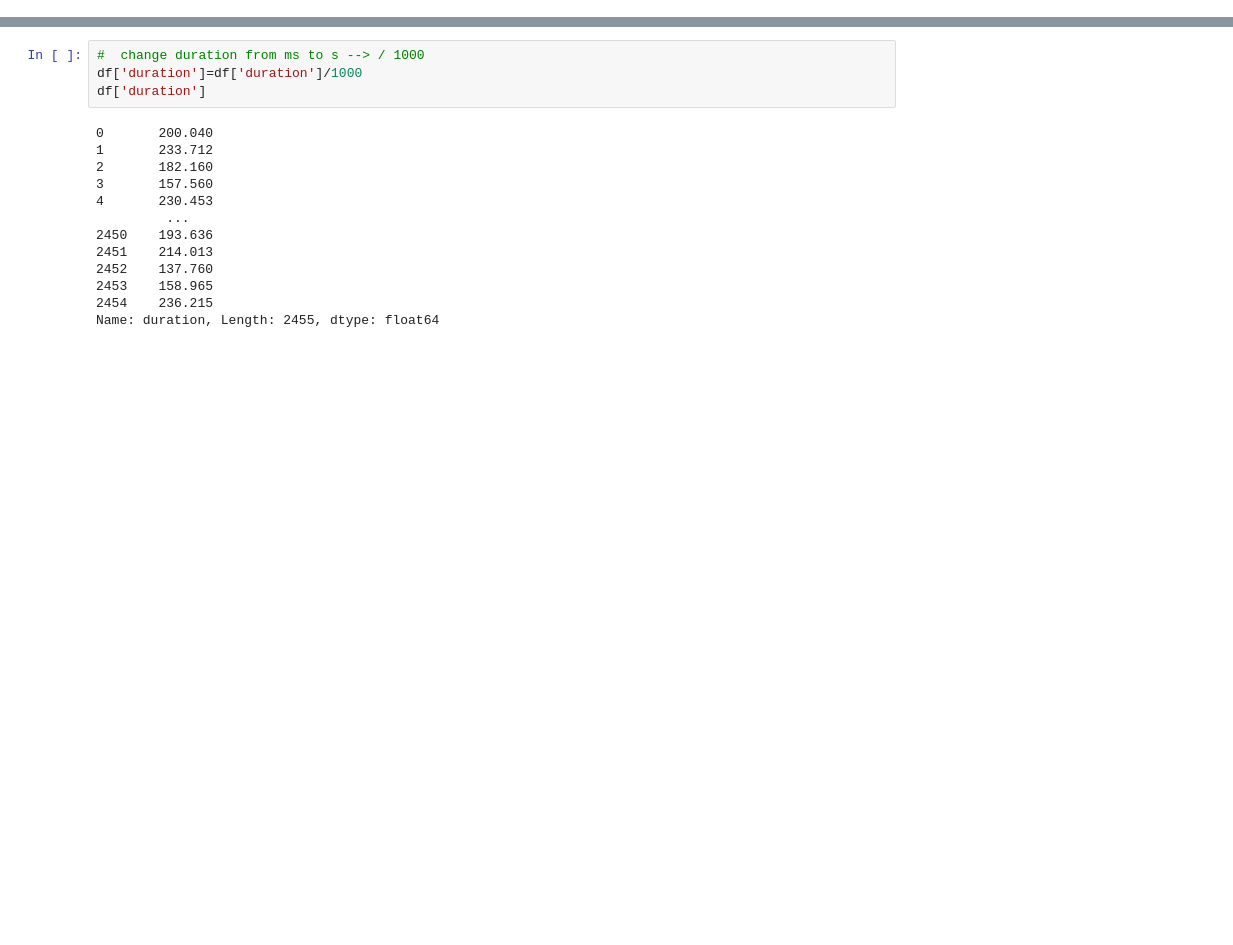
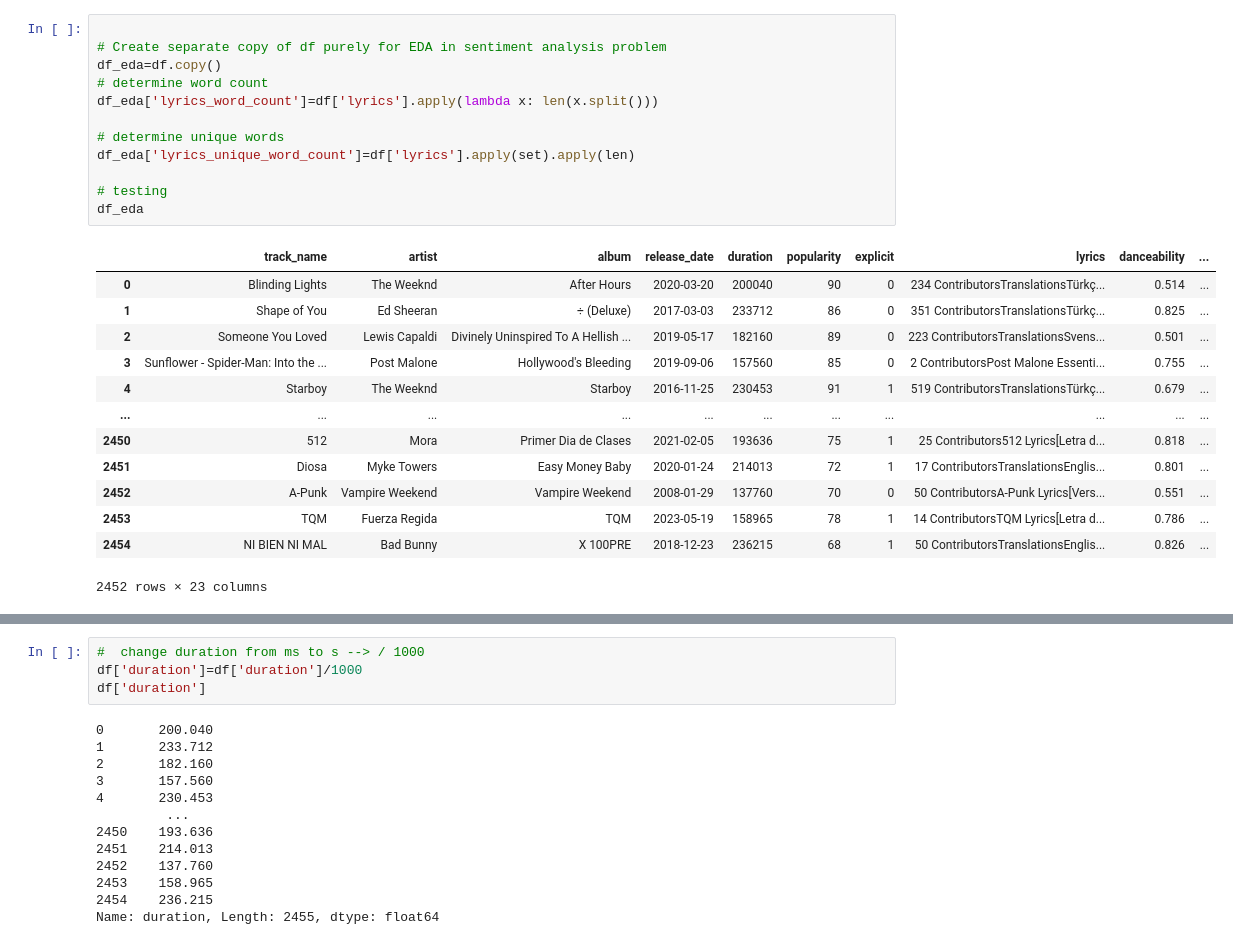
Before and after one commit to Alex-Mak-MCW/SpotifyDataScienceProject, a Jupyter notebook: Sentiment_Analysis/FinalSentimentAnalysisCodebase.ipynb, the cells around one changed output, grey strips where cells are left out. Cells and saved outputs as stored; diff of their text form; blank space fills up the shorter version.

```diff
--- a/Sentiment_Analysis/FinalSentimentAnalysisCodebase.ipynb
+++ b/Sentiment_Analysis/FinalSentimentAnalysisCodebase.ipynb
@@ -23,0 +183,26 @@ df
+# %%
+
+# Create separate copy of df purely for EDA in sentiment analysis problem
+df_eda=df.copy()
+# determine word count
+df_eda['lyrics_word_count']=df['lyrics'].apply(lambda x: len(x.split()))
+
+# determine unique words
+df_eda['lyrics_unique_word_count']=df['lyrics'].apply(set).apply(len)
+
+# testing
+df_eda
+# %% [output]
+|  | track_name | artist | album | release_date | duration | popularity | explicit | lyrics | danceability | ... |
+| 0 | Blinding Lights | The Weeknd | After Hours | 2020-03-20 | 200040 | 90 | 0 | 234 ContributorsTranslationsTürkç... | 0.514 | ... |
+| 1 | Shape of You | Ed Sheeran | ÷ (Deluxe) | 2017-03-03 | 233712 | 86 | 0 | 351 ContributorsTranslationsTürkç... | 0.825 | ... |
+| 2 | Someone You Loved | Lewis Capaldi | Divinely Uninspired To A Hellish ... | 2019-05-17 | 182160 | 89 | 0 | 223 ContributorsTranslationsSvens... | 0.501 | ... |
+| 3 | Sunflower - Spider-Man: Into the ... | Post Malone | Hollywood's Bleeding | 2019-09-06 | 157560 | 85 | 0 | 2 ContributorsPost Malone Essenti... | 0.755 | ... |
+| 4 | Starboy | The Weeknd | Starboy | 2016-11-25 | 230453 | 91 | 1 | 519 ContributorsTranslationsTürkç... | 0.679 | ... |
+| ... | ... | ... | ... | ... | ... | ... | ... | ... | ... | ... |
+| 2450 | 512 | Mora | Primer Dia de Clases | 2021-02-05 | 193636 | 75 | 1 | 25 Contributors512 Lyrics[Letra d... | 0.818 | ... |
+| 2451 | Diosa | Myke Towers | Easy Money Baby | 2020-01-24 | 214013 | 72 | 1 | 17 ContributorsTranslationsEnglis... | 0.801 | ... |
+| 2452 | A-Punk | Vampire Weekend | Vampire Weekend | 2008-01-29 | 137760 | 70 | 0 | 50 ContributorsA-Punk Lyrics[Vers... | 0.551 | ... |
+| 2453 | TQM | Fuerza Regida | TQM | 2023-05-19 | 158965 | 78 | 1 | 14 ContributorsTQM Lyrics[Letra d... | 0.786 | ... |
+| 2454 | NI BIEN NI MAL | Bad Bunny | X 100PRE | 2018-12-23 | 236215 | 68 | 1 | 50 ContributorsTranslationsEnglis... | 0.826 | ... |
+2452 rows × 23 columns
```
Also changed, not shown: parts of 15 cells of this notebook.
